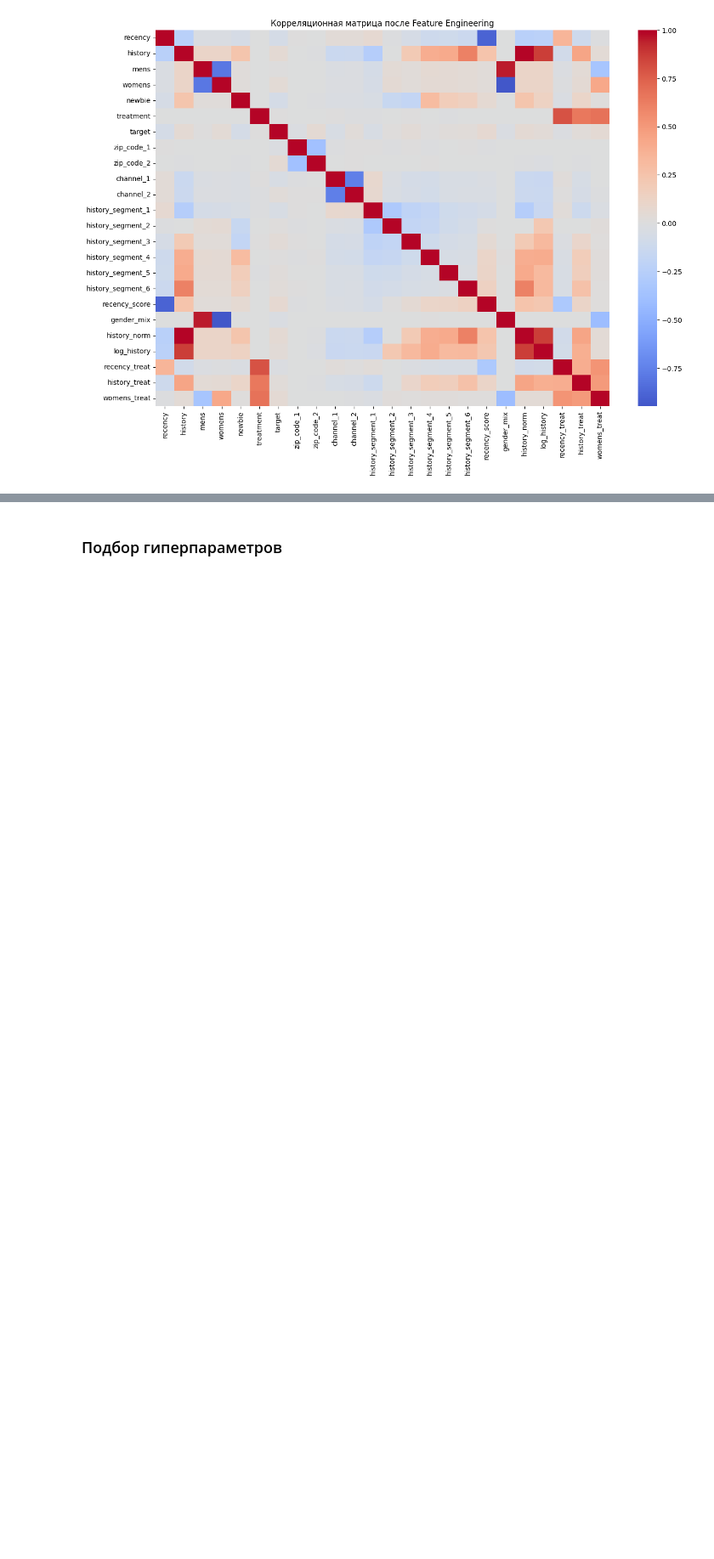
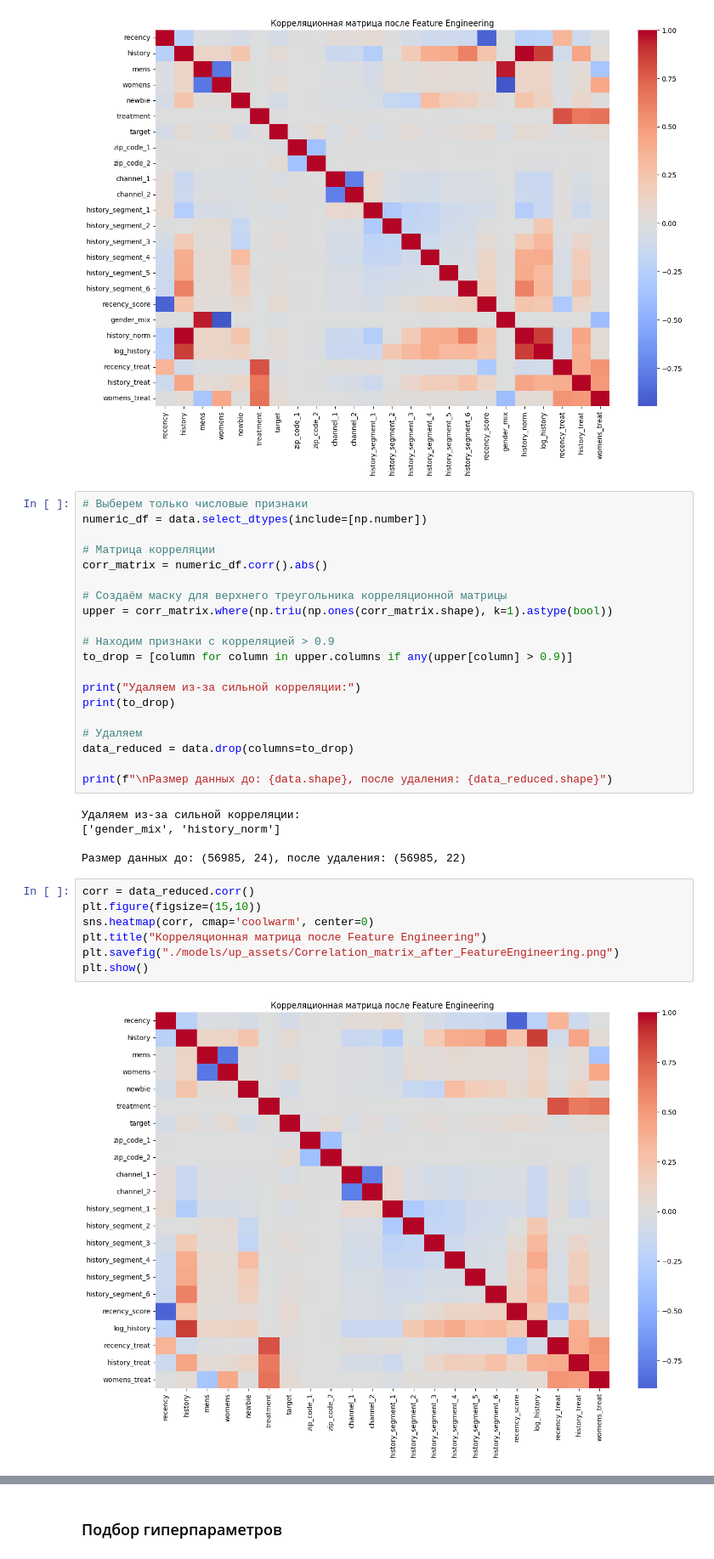
Before and after one commit to kruglikovAlex/mle-uplift-project-2025, a Jupyter notebook: final_project_template.ipynb, the cells around one changed output, grey strips where cells are left out. Shown at 85% size. Drawn from its saved outputs; the diff is of its cells as text; blank space fills up the shorter version.

```diff
--- a/final_project_template.ipynb
+++ b/final_project_template.ipynb
@@ -2045,3 +2045,37 @@ plt.savefig("./models/up_assets/Correlation_matrix_after_FeatureEngineering.png"
 plt.show()
 # %% [output]
 [figure]
+# %%
+# Выберем только числовые признаки
+numeric_df = data.select_dtypes(include=[np.number])
+
+# Матрица корреляции
+corr_matrix = numeric_df.corr().abs()
+
+# Создаём маску для верхнего треугольника корреляционной матрицы
+upper = corr_matrix.where(np.triu(np.ones(corr_matrix.shape), k=1).astype(bool))
+
+# Находим признаки с корреляцией > 0.9
+to_drop = [column for column in upper.columns if any(upper[column] > 0.9)]
+
+print("Удаляем из-за сильной корреляции:")
+print(to_drop)
+
+# Удаляем
+data_reduced = data.drop(columns=to_drop)
+
+print(f"\nРазмер данных до: {data.shape}, после удаления: {data_reduced.shape}")
+# %% [output]
+Удаляем из-за сильной корреляции:
+['gender_mix', 'history_norm']
+
+Размер данных до: (56985, 24), после удаления: (56985, 22)
+# %%
+corr = data_reduced.corr()
+plt.figure(figsize=(15,10))
+sns.heatmap(corr, cmap='coolwarm', center=0)
+plt.title("Корреляционная матрица после Feature Engineering")
+plt.savefig("./models/up_assets/Correlation_matrix_after_FeatureEngineering.png")
+plt.show()
+# %% [output]
+[figure, added]
```
Also changed, not shown: parts of 26 cells of this notebook, 2 other files.
